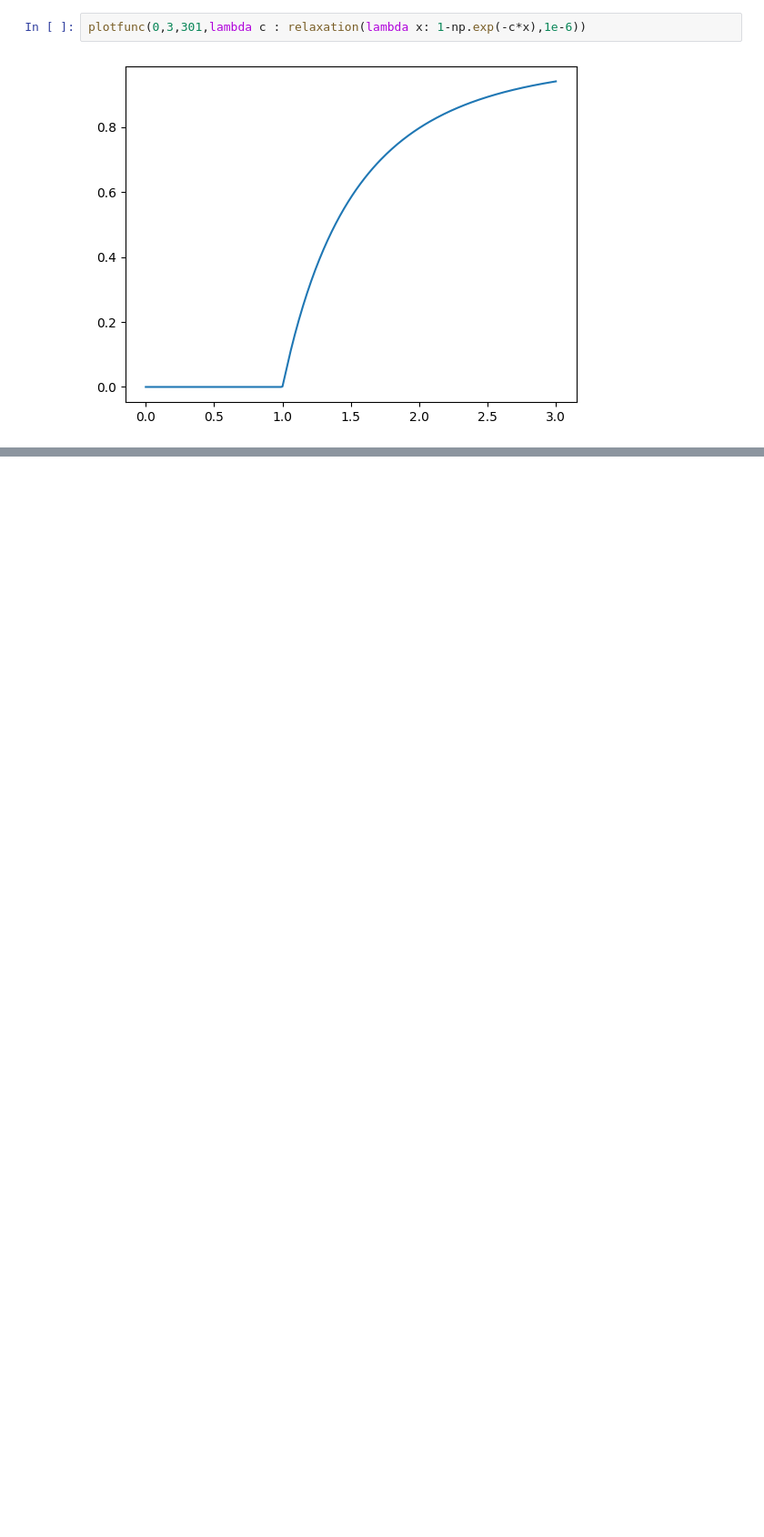
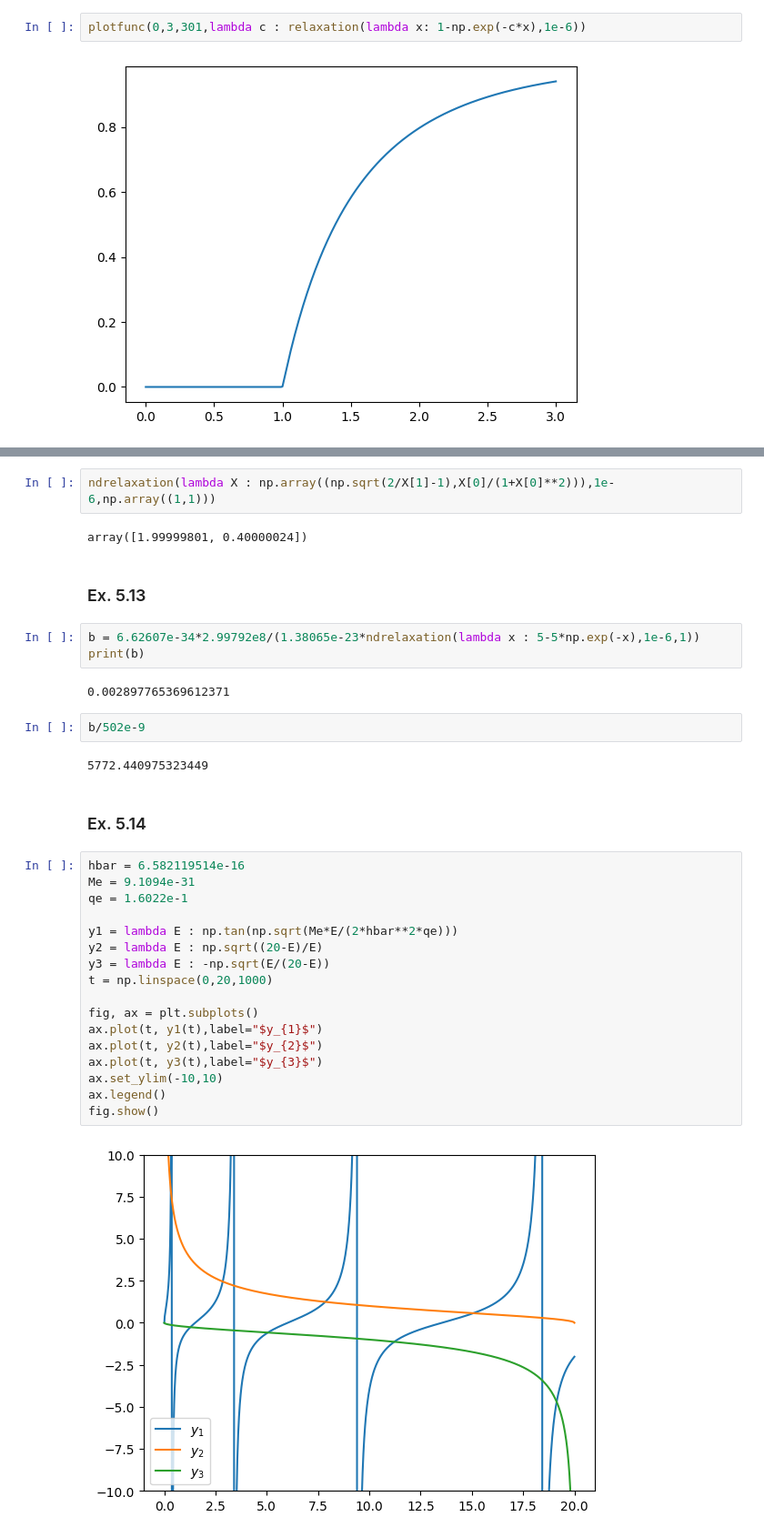
Before and after one commit to KonoEmllikDa/Fisica-Computacional, a Jupyter notebook: Física Computacional.ipynb, the cells around one changed output, grey strips where cells are left out. Shown at 91% size. Drawn from its saved outputs; the diff is of its cells as text; blank space fills up the shorter version.

```diff
--- a/Física Computacional.ipynb
+++ b/Física Computacional.ipynb
@@ -1146,0 +1306,36 @@ plotfunc(0,3,301,lambda c : relaxation(lambda x: 1-np.exp(-c*x),1e-6))
+# %%
+ndrelaxation(lambda X : np.array((np.sqrt(2/X[1]-1),X[0]/(1+X[0]**2))),1e-6,np.array((1,1)))
+# %% [output]
+array([1.99999801, 0.40000024])
+# %% [markdown]
+### Ex. 5.13
+# %%
+b = 6.62607e-34*2.99792e8/(1.38065e-23*ndrelaxation(lambda x : 5-5*np.exp(-x),1e-6,1))
+print(b)
+# %% [output]
+0.002897765369612371
+# %%
+b/502e-9
+# %% [output]
+5772.440975323449
+# %% [markdown]
+### Ex. 5.14
+# %%
+hbar = 6.582119514e-16
+Me = 9.1094e-31
+qe = 1.6022e-1
+
+y1 = lambda E : np.tan(np.sqrt(Me*E/(2*hbar**2*qe)))
+y2 = lambda E : np.sqrt((20-E)/E)
+y3 = lambda E : -np.sqrt(E/(20-E))
+t = np.linspace(0,20,1000)
+
+fig, ax = plt.subplots()
+ax.plot(t, y1(t),label="$y_{1}$")
+ax.plot(t, y2(t),label="$y_{2}$")
+ax.plot(t, y3(t),label="$y_{3}$")
+ax.set_ylim(-10,10)
+ax.legend()
+fig.show()
+# %% [output]
+[figure, added]
```
Also changed, not shown: parts of 38 cells of this notebook.
